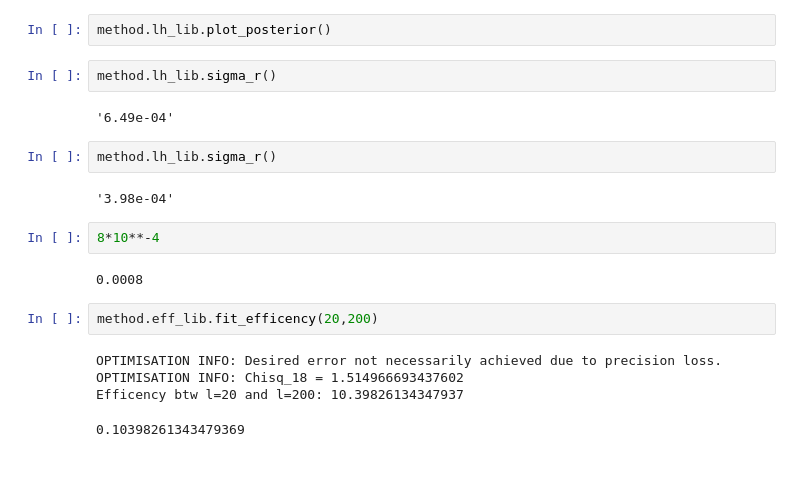
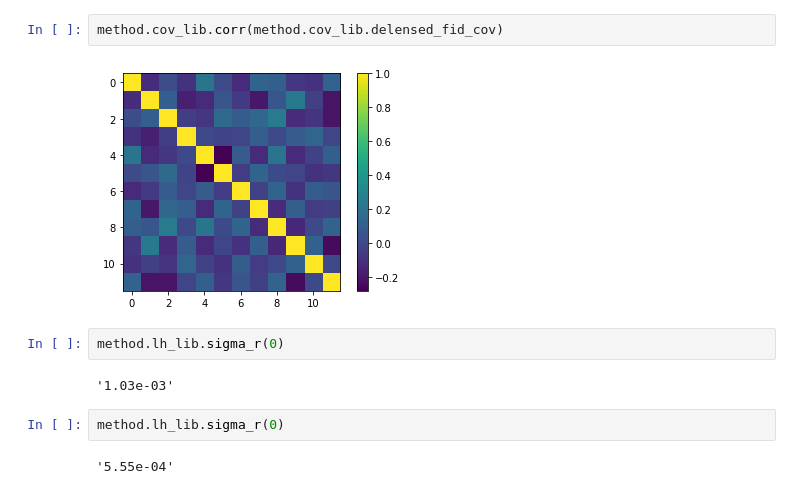
Before and after one commit to antolonappan/s4bird, a Jupyter notebook: Notebooks/z_LB_delensing.ipynb, the cells around one changed output. Cells and saved outputs as stored; diff of their text form; blank space fills up the shorter version.

```diff
--- a/Notebooks/z_LB_delensing.ipynb
+++ b/Notebooks/z_LB_delensing.ipynb
@@ -20,21 +55,12 @@ Computing Mode Coupling Matrix
+# %%
+method.cov_lib.corr(method.cov_lib.delensed_fid_cov)
+# %% [output]
+[figure, added]
 # %%
-method.lh_lib.plot_posterior()
+method.lh_lib.sigma_r(0)
+# %% [output]
+'1.03e-03'
 # %%
-method.lh_lib.sigma_r()
+method.lh_lib.sigma_r(0)
 # %% [output]
-'6.49e-04'
+'5.55e-04'
-# %%
-method.lh_lib.sigma_r()
-# %% [output]
-'3.98e-04'
-# %%
-8*10**-4
-# %% [output]
-0.0008
-# %%
-method.eff_lib.fit_efficency(20,200)
-# %% [output]
-OPTIMISATION INFO: Desired error not necessarily achieved due to precision loss.
-OPTIMISATION INFO: Chisq_18 = 1.514966693437602
-Efficency btw l=20 and l=200: 10.39826134347937
-0.10398261343479369
```
Also changed, not shown: parts of 14 cells of this notebook, 24 other files.
